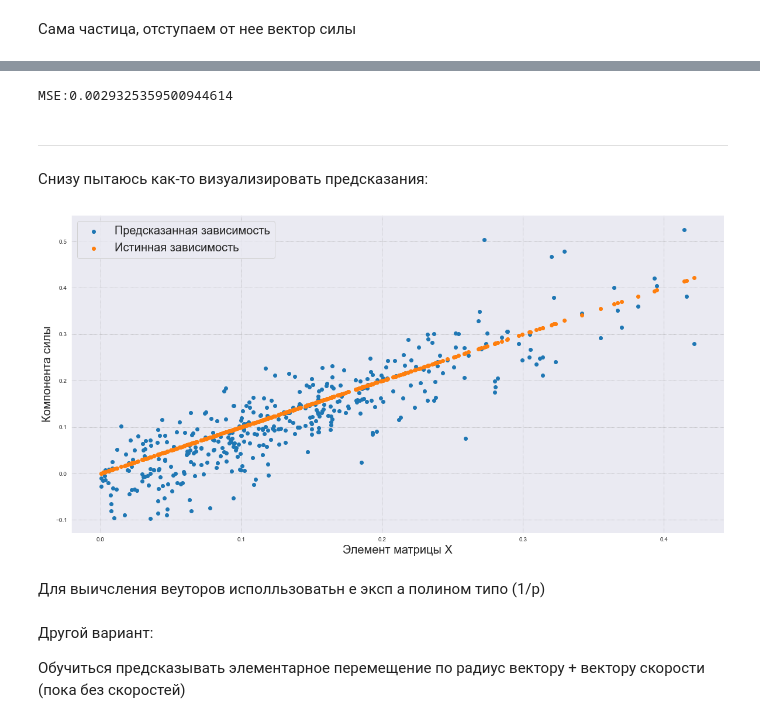
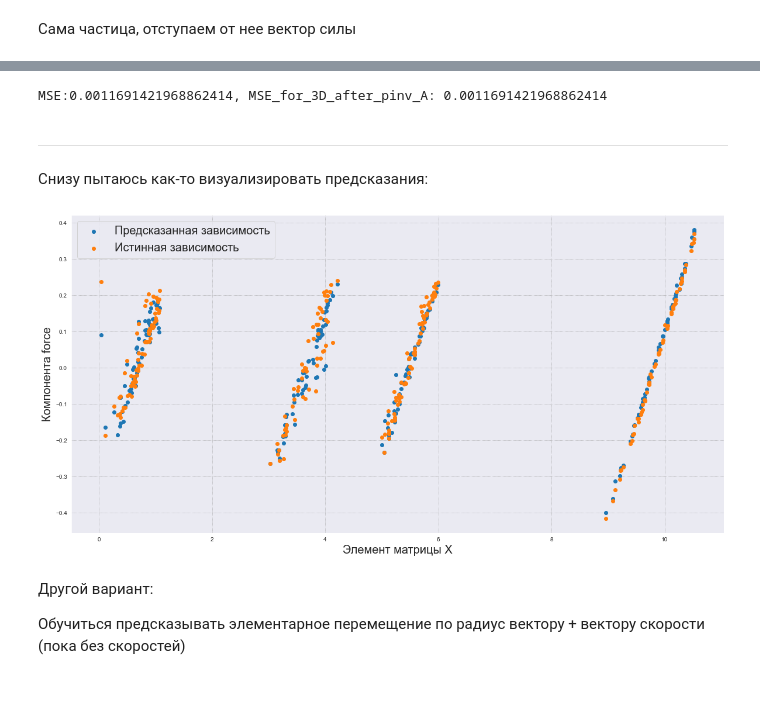
Before and after one commit to Alphonsce/Machine-learning-for-MD-project, a Jupyter notebook: network_testing.ipynb, the cells around one changed output, grey strips where cells are left out. Drawn from its saved outputs; the diff is of its cells as text; code cells hidden in the pictures; blank space fills up the shorter version.

```diff
--- a/network_testing.ipynb
+++ b/network_testing.ipynb
@@ -262,12 +273,7 @@ class SingleNet(nn.Module):
         self.FC = nn.Sequential(
             # nn.BatchNorm1d(flattened_size),
 
-            nn.Linear(flattened_size, 64),
-            activation,
-            # nn.Dropout(0.3),
-            nn.BatchNorm1d(64),
-
-            nn.Linear(64, 128),
+            nn.Linear(flattened_size, 128),
             activation,
             # nn.Dropout(0.3),
             nn.BatchNorm1d(128),
@@ -276,7 +282,12 @@ class SingleNet(nn.Module):
             activation,
             # nn.Dropout(0.3),
             nn.BatchNorm1d(256),
-            nn.Linear(256, output_size),
+
+            nn.Linear(256, 512),
+            activation,
+            # nn.Dropout(0.3),
+            nn.BatchNorm1d(512),
+            nn.Linear(512, output_size),
         )
 
         # self.FC = nn.Linear(flattened_size, output_size)
@@ -292,8 +303,10 @@ class SingleNet(nn.Module):
 # %%
 train_data, val_data, train_dataloader, val_dataloader = recieve_loaders(
     batch_size=CFG.batch_size,
-    take_one_projection_for_data=0,
+
+    # take_one_projection_for_data=0,
     path=path,
+
     cut_size=None,
 
     # even_for_train=True
@@ -329,14 +342,15 @@ train_data, val_data, train_dataloader, val_dataloader = recieve_loaders(
 # exp_scheduler = lr_scheduler.StepLR(optimizer, step_size=5, gamma=0.9)
 # %%
 model = SingleNet(
-    output_size=1,
+    output_size=len(train_data[0][1]),
 
     # activation=nn.Sigmoid(),
+    # activation=nn.Tanh(),
     activation=nn.ReLU(),
 
 ).to(CFG.device)
 
-optimizer = optim.Adam(model.parameters(), lr=5e-4, betas=(0.9, 0.999), weight_decay=0)
+optimizer = optim.Adam(model.parameters(), lr=5e-3, betas=(0.9, 0.999), weight_decay=0.01)
 
 # scheduler.step нужно первый раз делать обязательно после optimizer.step, потому что иначе мы просто пропустим первый шаг scheduler
 exp_scheduler = lr_scheduler.StepLR(optimizer, step_size=5, gamma=0.95)
@@ -409,10 +402,13 @@ Epoch 096 train_loss: 0.0008 val_loss: 0.0038
 # %%
-Y_pred, Y_target = make_predictions_and_get_quality(model=model, data=val_data, same_axis=True)
+Y_pred, Y_target = make_predictions_and_get_quality(
+    model=model, data=val_data, same_axis=True,
+    show_3D_quality=False if len(train_data[0][1]) == 1 else True
+    )
 
 Y_true = Y_target.squeeze().detach().numpy()
 Y_pred = Y_pred.squeeze().detach().numpy()
 # %% [output]
-MSE:0.0029325359500944614
+MSE:0.0011691421968862414, MSE_for_3D_after_pinv_A: 0.0011691421968862414
 # %% [markdown]
 ---
 Снизу пытаюсь как-то визуализировать предсказания:
@@ -422,16 +418,15 @@ val_X = (torch.stack([elem[0] for elem in val_data]))
 x11_val = val_X[:, 0]
 x22_val = val_X[:, 4]
 x33_val = val_X[:, 8]
-# %%
-plot_2d_result(
-    x11_val,
-    y_pred=Y_pred,
-    y_true=Y_true,
-    figsize=(20, 10))
-# %% [output]
-[figure, removed]
-# %% [markdown]
-Для выичсления веуторов исполльзоватьн е эксп а полином типо (1/p)
+# %%
+plot_2d_result(
+    x11_val,
+    y_pred=Y_pred if len(train_data[0][1]) == 1 else [elem[0] for elem in Y_pred],
+    y_true=Y_true if len(train_data[0][1]) == 1 else [elem[0] for elem in Y_true],
+    figsize=(20, 10)
+)
+# %% [output]
+[figure, added]
 # %% [markdown]
 Другой вариант:
 
```
Also changed, not shown: parts of 5 cells of this notebook, 7 other files.
